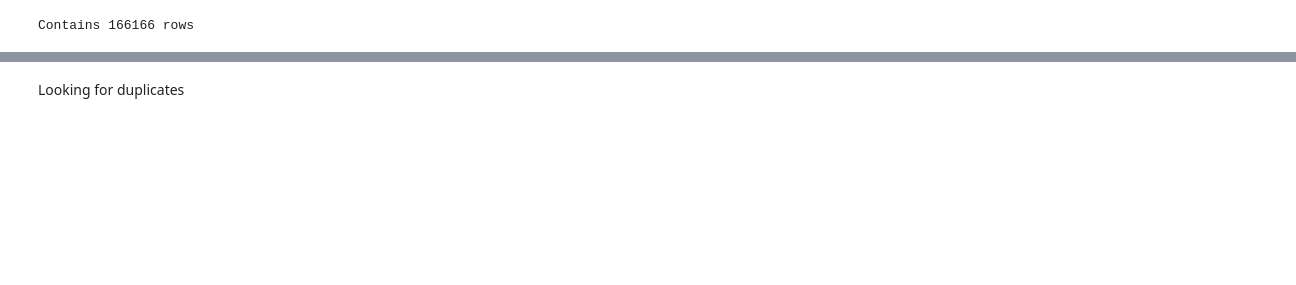
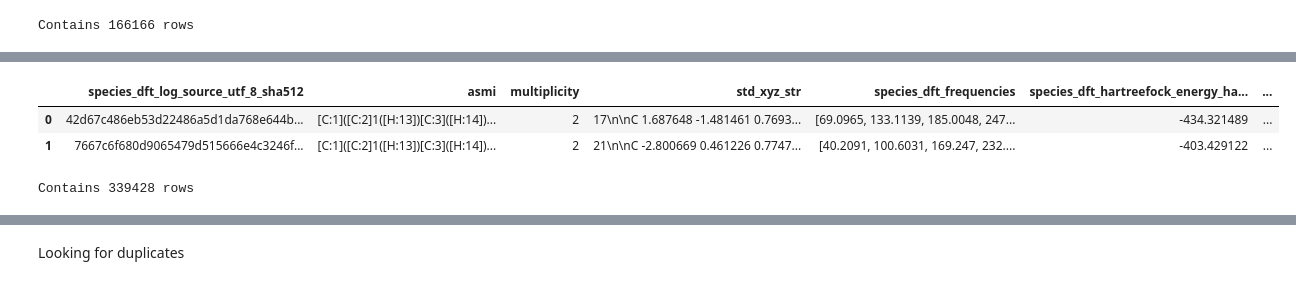
Before and after one commit to QuantumPioneer/databases, a Jupyter notebook: scripts/kinetics/collect_kinetic_data.ipynb, the cells around one changed output, grey strips where cells are left out. Saved outputs shown, nothing was run; the diff lists cells and outputs as text; code cells hidden in the pictures; blank space fills up the shorter version.

```diff
--- a/scripts/kinetics/collect_kinetic_data.ipynb
+++ b/scripts/kinetics/collect_kinetic_data.ipynb
@@ -10,7 +11,7 @@ from rdkit import Chem
 # %%
 cwd = pathlib.Path().absolute()
 QUANTUM_GREEN_DIR = pathlib.Path("/home/shared/projects/quantum_green")
-PAPER_DIR = QUANTUM_GREEN_DIR / "paper" / "figure" / "section_3_2_3_rate"
+PAPER_DIR = QUANTUM_GREEN_DIR / "paper" / "figure"
 DATABASE_DIR = cwd.parent.parent / "data" / "kinetics"
 # %%
 pd.set_option("display.max_columns", None)
@@ -63,0 +72,16 @@ Contains 167237 rows
+# %%
+thermo_data = pd.read_csv(
+    PAPER_DIR
+    / "section_3_2_1_thermo"
+    / "quantum_green_species_data_24august14_dft_opted_dlpno_sp_thermos.csv"
+)
+for bac in ["p", "m"]:
+    thermo_data[f"{bac}_G298"] = (
+        thermo_data[f"{bac}_H298"] - 298.15 * thermo_data[f"{bac}_S298"]
+    )
+head(thermo_data)
+# %% [output]
+|  | species_dft_log_source_utf_8_sha512 | asmi | multiplicity | std_xyz_str | species_dft_frequencies | species_dft_hartreefock_energy_ha... | ... |
+| 0 | 42d67c486eb53d22486a5d1da768e644b... | [C:1]([C:2]1([H:13])[C:3]([H:14])... | 2 | 17\n\nC 1.687648 -1.481461 0.7693... | [69.0965, 133.1139, 185.0048, 247... | -434.321489 | ... |
+| 1 | 7667c6f680d9065479d515666e4c3246f... | [C:1]([C:2]1([H:13])[C:3]([H:14])... | 2 | 21\n\nC -2.800669 0.461226 0.7747... | [40.2091, 100.6031, 169.247, 232.... | -403.429122 | ... |
+Contains 339428 rows
```
Also changed, not shown: parts of 13 cells of this notebook, 2 other files.
